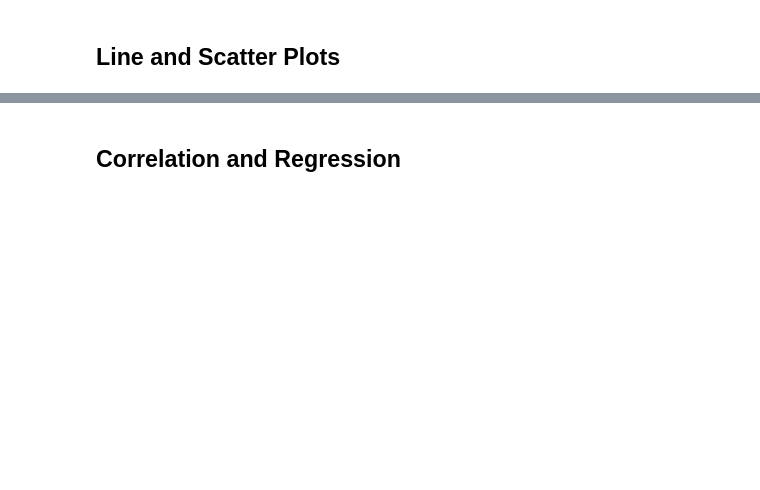
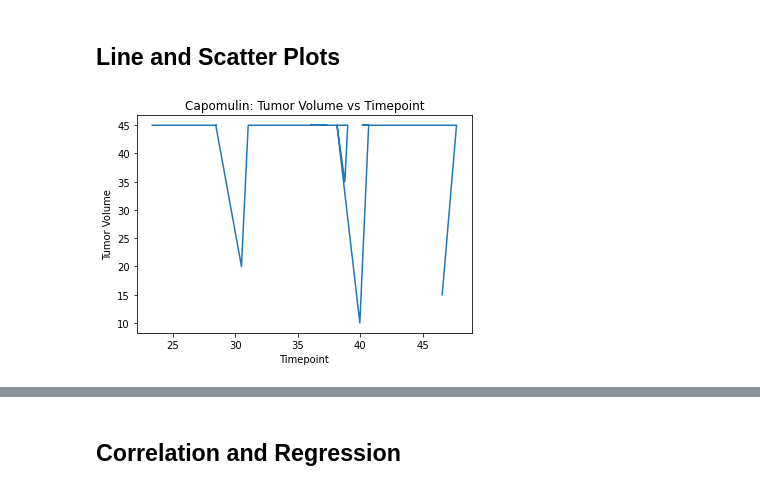
Before and after one commit to DarianR4/MatPlotLib_Challenge, a Jupyter notebook: Pymaceuticals/pymaceuticals_starter.ipynb, the cells around one changed output, grey strips where cells are left out. Cells and saved outputs as stored; diff of their text form; code cells hidden in the pictures; blank space fills up the shorter version.

```diff
--- a/Pymaceuticals/pymaceuticals_starter.ipynb
+++ b/Pymaceuticals/pymaceuticals_starter.ipynb
@@ -256,5 +278,20 @@ clean_mousedata_studyresultsm1
 ## Line and Scatter Plots
 # %%
 # Generate a line plot of tumor volume vs. time point for a mouse treated with Capomulin
+
+capo_tumor_volume = clean_mousedata_studyresultsm1.loc[clean_mousedata_studyresultsm1[
+    "Drug Regimen"]== 'Capomulin']['Tumor Volume (mm3)']
+
+capo_timepoint = clean_mousedata_studyresultsm1.loc[clean_mousedata_studyresultsm1[
+    "Drug Regimen"]== 'Capomulin']['Timepoint']
+
+
+plt.plot(capo_tumor_volume, capo_timepoint)
+plt.title('Capomulin: Tumor Volume vs Timepoint')
+plt.xlabel('Timepoint')
+plt.ylabel('Tumor Volume')
+plt.show()
+# %% [output]
+[figure, added]
 # %%
 # Generate a scatter plot of average tumor volume vs. mouse weight for the Capomulin regimen
```
Also changed, not shown: parts of 6 cells of this notebook.
